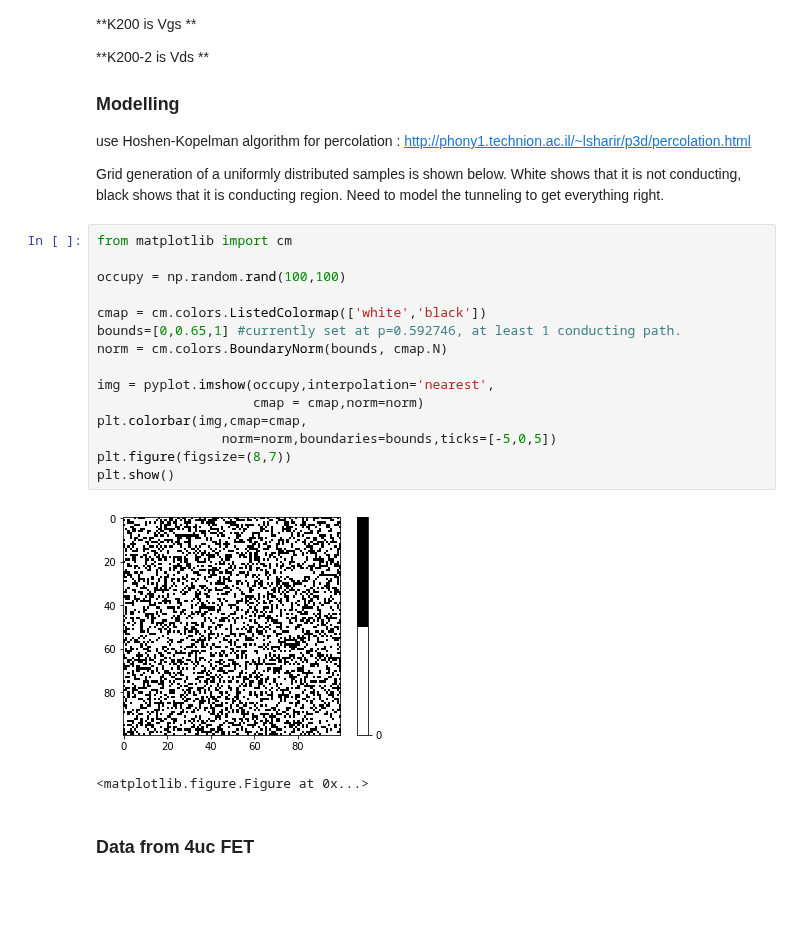
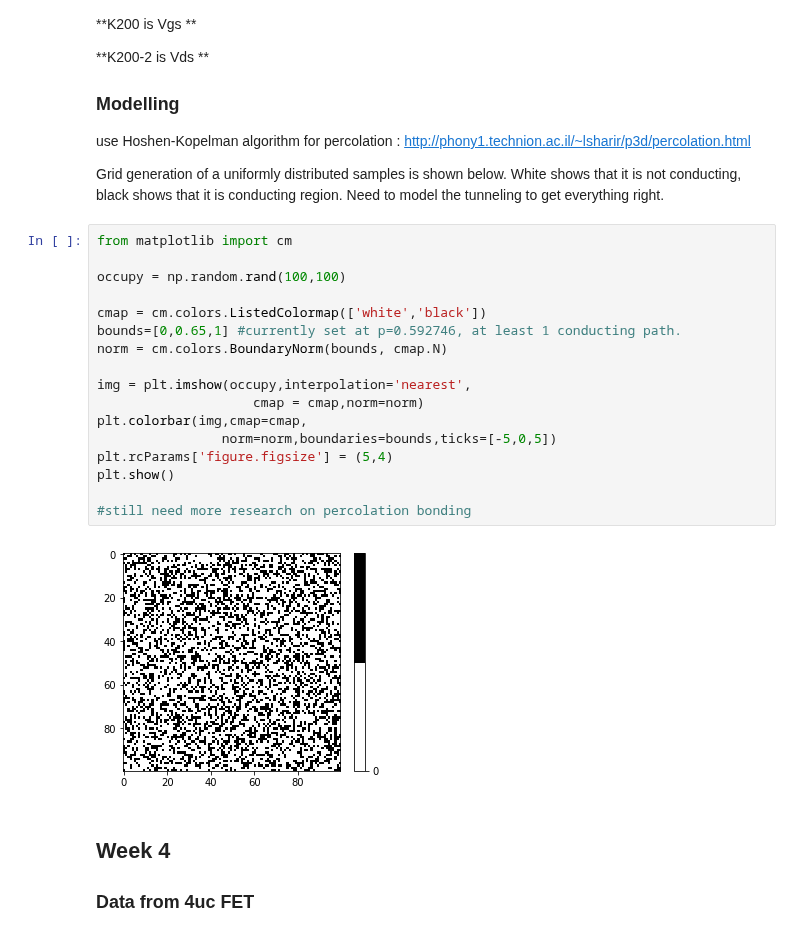
Before and after one commit to prabowobagas/Jupyter-Notebook-Thesis, a Jupyter notebook: Weekly Journal.ipynb, the cells around one changed output. Cells and saved outputs as stored; diff of their text form; blank space fills up the shorter version.

```diff
--- a/Weekly Journal.ipynb
+++ b/Weekly Journal.ipynb
@@ -215,20 +215,22 @@ Grid generation of a uniformly distributed samples is shown below. White shows t
 # %%
 from matplotlib import cm
 
 occupy = np.random.rand(100,100)
 
 cmap = cm.colors.ListedColormap(['white','black'])
 bounds=[0,0.65,1] #currently set at p=0.592746, at least 1 conducting path.
 norm = cm.colors.BoundaryNorm(bounds, cmap.N)
 
-img = pyplot.imshow(occupy,interpolation='nearest',
+img = plt.imshow(occupy,interpolation='nearest',
                     cmap = cmap,norm=norm)
 plt.colorbar(img,cmap=cmap,
                 norm=norm,boundaries=bounds,ticks=[-5,0,5])
-plt.figure(figsize=(8,7))
+plt.rcParams['figure.figsize'] = (5,4)
 plt.show()
+
+#still need more research on percolation bonding
 # %% [output]
-[figure, old version]
+[figure, new version]
-<matplotlib.figure.Figure at 0x...>
 # %% [markdown]
+## Week 4
 ### Data from 4uc FET
```
Also changed, not shown: parts of 6 cells of this notebook, 22 other files.
